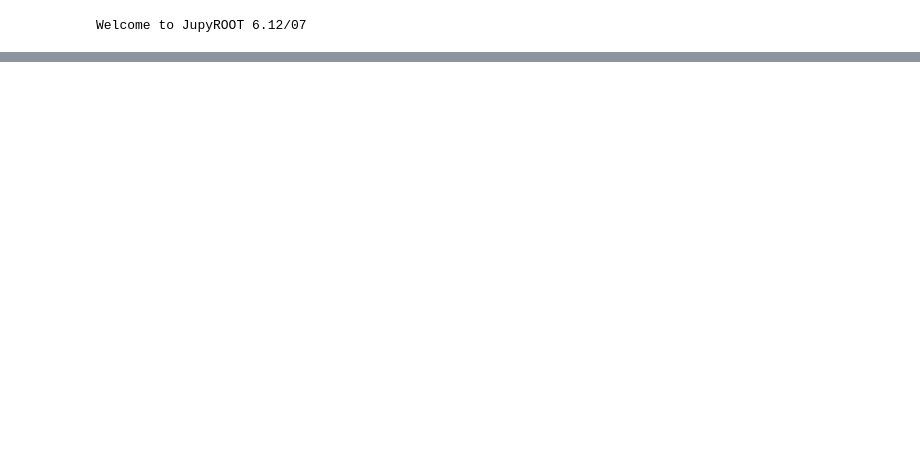
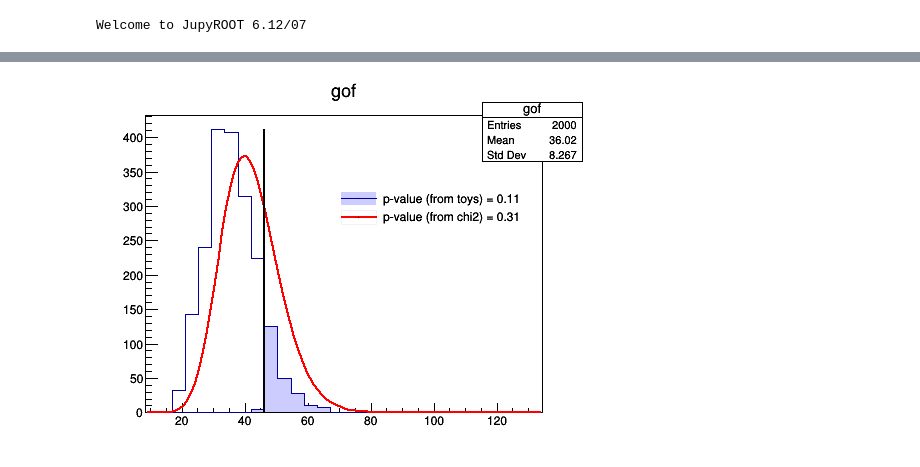
Before and after one commit to thaarres/JetAnomaly_CHEP19, a Jupyter notebook: jupyter/Simple_combine.ipynb, the cells around one changed output, grey strips where cells are left out. Cells and saved outputs as stored; diff of their text form; code cells hidden in the pictures; blank space fills up the shorter version.

```diff
--- a/jupyter/Simple_combine.ipynb
+++ b/jupyter/Simple_combine.ipynb
@@ -539,8 +289,0 @@ Done in 0.00 min (cpu), 0.00 min (real)
-# %%
-# open file
-for mu in xsec_to_scan/orig_xsec:
-    xsec = mu*orig_xsec
-    signif_file = uproot.open('higgsCombinetot_mu_%s.Significance.mH120.root'%str(mu))
-    signif = signif_file['limit'].arrays('limit')['limit'][0]
-    pval = rt.RooStats.SignificanceToPValue(signif)
-    print("{},".format(pval))
@@ -586,8 +289,0 @@ Done in 0.00 min (cpu), 0.00 min (real)
-# %%
-# open file
-for mu in xsec_to_scan/orig_xsec:
-    xsec = mu*orig_xsec
-    signif_file = uproot.open('higgsCombinecomb_mu_%s.Significance.mH120.root'%str(mu))
-    signif = signif_file['limit'].arrays('limit')['limit'][0]
-    pval = rt.RooStats.SignificanceToPValue(signif)
-    print("{},".format(pval))
@@ -604,0 +333,32 @@ for mu in xsec_to_scan/orig_xsec:
+# %%
+exp_gof = exp_gofs[1]
+obs_gof = gofs[1]
+pval_toys = pvals_fromtoys[1]
+pval = pvals[1]
+
+bin_width = (max(exp_gof+[obs_gof])+np.std(exp_gof)-(min(exp_gof)-np.std(exp_gof)))/30.
+exp_gof_hist = rt.TH1D('gof','gof',30,min(exp_gof)-np.std(exp_gof), max(exp_gof+[obs_gof])+np.std(exp_gof))
+exp_gof_hist_gt = rt.TH1D('gof_gt','gof_gt',30,min(exp_gof)-np.std(exp_gof), max(exp_gof+[obs_gof])+np.std(exp_gof))
+for g in exp_gof:
+    exp_gof_hist.Fill(g)
+    if g > obs_gof:
+        exp_gof_hist_gt.Fill(g)
+
+
+d = rt.TCanvas('d','d',500,400)
+f = rt.TF1("chi2","%f*ROOT::Math::chisquared_pdf(x,%i,0)"%(exp_gof_hist.Integral()*bin_width,n_bins),min(exp_gof)-np.std(exp_gof),max(exp_gof+[obs_gof])+np.std(exp_gof))
+tleg = rt.TLegend(0.48,0.6,0.88,0.7)
+tleg.SetLineWidth(0)
+exp_gof_hist.Draw('hist')
+exp_gof_hist_gt.SetFillColor(rt.kBlue-10)
+exp_gof_hist_gt.Draw('fhistsame')
+f.Draw('same')
+line = rt.TLine(obs_gof,0,obs_gof,exp_gof_hist.GetMaximum())
+line.SetLineWidth(2)
+line.Draw()
+tleg.AddEntry(exp_gof_hist_gt,'p-value (from toys) = %.2f'%pval_toys)
+tleg.AddEntry(f,'p-value (from chi2) = %.2f'%pval)
+tleg.Draw()
+d.Draw()
+# %% [output]
+[figure, added]
```
Also changed, not shown: parts of 24 cells of this notebook.
